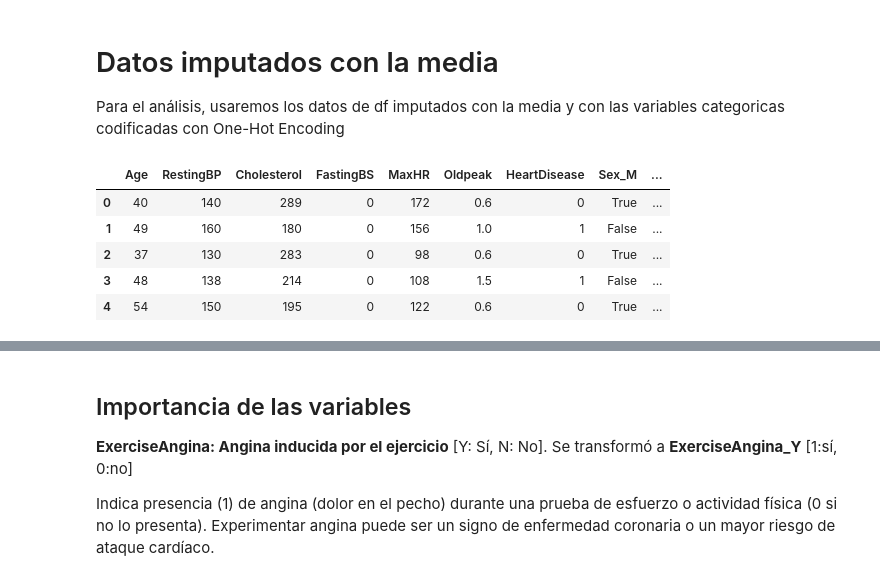
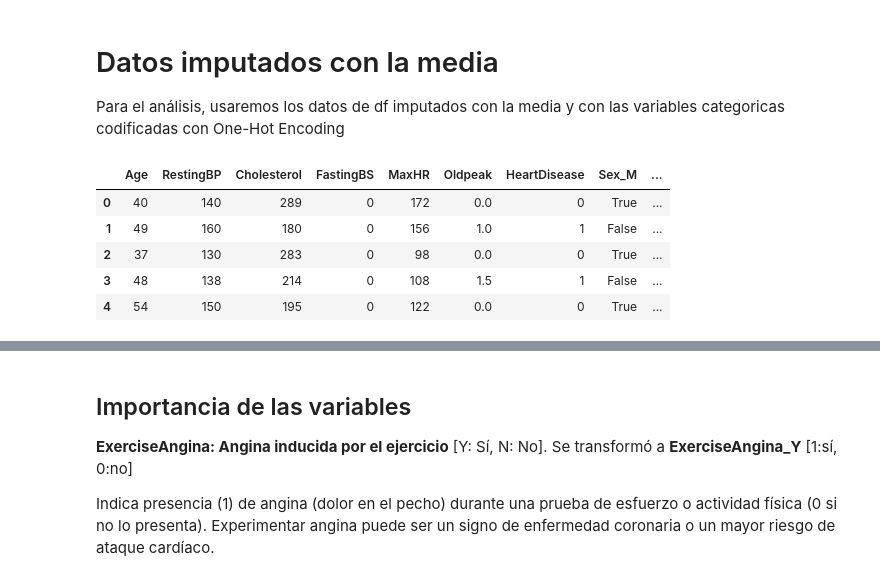
Before and after one commit to DiegoAlv9423/Taller_3_EDA, a Jupyter notebook: Taller_3_Análisis_bivariado.ipynb, the cells around one changed output, grey strips where cells are left out. Drawn from its saved outputs; the diff is of its cells as text; code cells hidden in the pictures.

```diff
--- a/Taller_3_Análisis_bivariado.ipynb
+++ b/Taller_3_Análisis_bivariado.ipynb
@@ -359,21 +310,21 @@ Para el análisis, usaremos los datos de df imputados con la media y con las var
 # %%
 df_original=pd.read_csv('https://raw.githubusercontent.com/DiegoAlv9423/Taller_3_EDA/refs/heads/main/heart.csv')
 df_imp_media= df_original.copy()
 # Reemplazar ceros en 'Cholesterol', 'RestingBP' y 'Oldpeak' con la mediana de cada columna, ya que no es posible que estas variables sean cero
-for i in ['Cholesterol', 'RestingBP', 'Oldpeak']:
+for i in ['Cholesterol', 'RestingBP']:
     median_value = df_imp_media[i].median()
     df_imp_media.loc[df_imp_media[i] == 0, i] = median_value
 
 # Decodificando df_encoded_media con One-Hot Encoding
 df_encoded_media = pd.get_dummies(df_imp_media,
                             columns=['Sex', 'ChestPainType', 'RestingECG', 'ExerciseAngina', 'ST_Slope'],
                             drop_first=True) # Drop first to avoid multicollinearity
 
 df_encoded_media.head()
 # %% [output]
 |  | Age | RestingBP | Cholesterol | FastingBS | MaxHR | Oldpeak | HeartDisease | Sex_M | ... |
-| 0 | 40 | 140 | 289 | 0 | 172 | 0.6 | 0 | True | ... |
+| 0 | 40 | 140 | 289 | 0 | 172 | 0.0 | 0 | True | ... |
 | 1 | 49 | 160 | 180 | 0 | 156 | 1.0 | 1 | False | ... |
-| 2 | 37 | 130 | 283 | 0 | 98 | 0.6 | 0 | True | ... |
+| 2 | 37 | 130 | 283 | 0 | 98 | 0.0 | 0 | True | ... |
 | 3 | 48 | 138 | 214 | 0 | 108 | 1.5 | 1 | False | ... |
-| 4 | 54 | 150 | 195 | 0 | 122 | 0.6 | 0 | True | ... |
+| 4 | 54 | 150 | 195 | 0 | 122 | 0.0 | 0 | True | ... |
```
Also changed, not shown: parts of 33 cells of this notebook.
